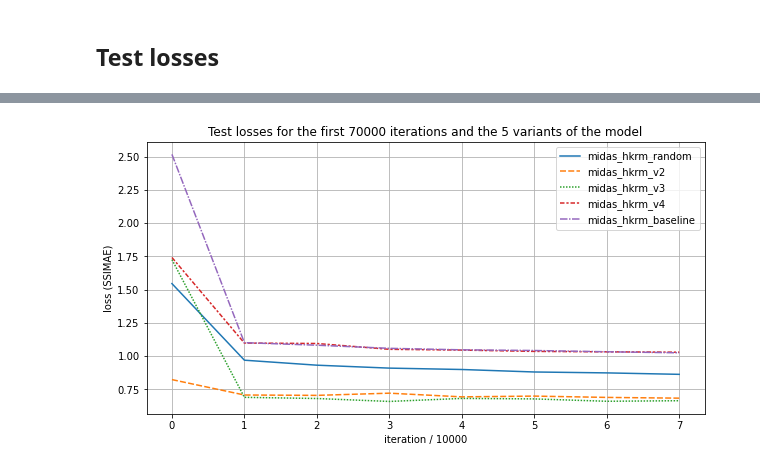
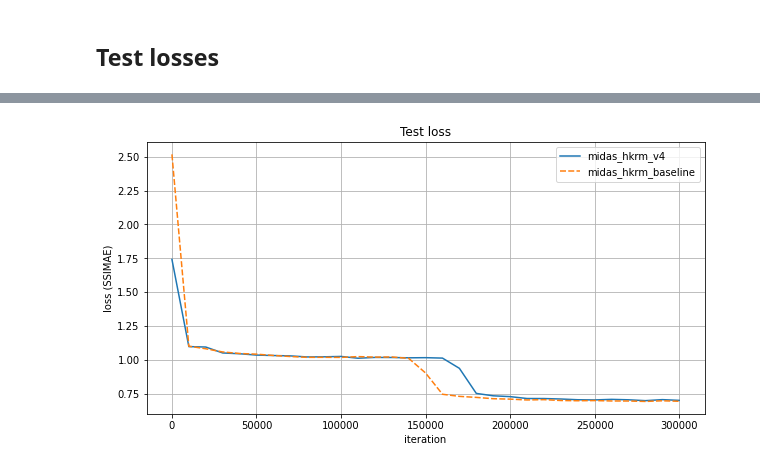
Before and after one commit to Ahmedjjj/midas_hkrm, a Jupyter notebook: notebooks/midas_hkrm_test_train_losses.ipynb, the cells around one changed output, grey strips where cells are left out. Drawn from its saved outputs; the diff is of its cells as text; code cells hidden in the pictures.

```diff
--- a/notebooks/midas_hkrm_test_train_losses.ipynb
+++ b/notebooks/midas_hkrm_test_train_losses.ipynb
@@ -8,24 +13,24 @@ The nb_black extension is already loaded. To reload it, use:
 [interactive output not drawn]
 # %%
 output_dirs = {
-    "midas_hkrm_random": (
-        "/runai-ivrl-scratch/students/2021-fall-sp-jellouli/output_midas_hkrm/state_270000.tar",
-        "/runai-ivrl-scratch/students/2021-fall-sp-jellouli/eval_midas_hkrm_v1_test_set/",
-    ),
-    "midas_hkrm_v2": (
-        "/runai-ivrl-scratch/students/2021-fall-sp-jellouli/output_midas_hkrm_v2/state_79999.tar",
-        "/runai-ivrl-scratch/students/2021-fall-sp-jellouli/eval_midas_hkrm_v2_test_set/",
-    ),
-    "midas_hkrm_v3": (
-        "/runai-ivrl-scratch/students/2021-fall-sp-jellouli/output_midas_hkrm_v3/state_69999.tar",
-        "/runai-ivrl-scratch/students/2021-fall-sp-jellouli/eval_midas_hkrm_v3_test_set/",
-    ),
+    #     "midas_hkrm_random": (
+    #         "/runai-ivrl-scratch/students/2021-fall-sp-jellouli/output_midas_hkrm/state_270000.tar",
+    #         "/runai-ivrl-scratch/students/2021-fall-sp-jellouli/eval_midas_hkrm_v1_test_set/",
+    #     ),
+    #     "midas_hkrm_v2": (
+    #         "/runai-ivrl-scratch/students/2021-fall-sp-jellouli/output_midas_hkrm_v2/state_79999.tar",
+    #         "/runai-ivrl-scratch/students/2021-fall-sp-jellouli/eval_midas_hkrm_v2_test_set/",
+    #     ),
+    #     "midas_hkrm_v3": (
+    #         "/runai-ivrl-scratch/students/2021-fall-sp-jellouli/output_midas_hkrm_v3/state_69999.tar",
+    #         "/runai-ivrl-scratch/students/2021-fall-sp-jellouli/eval_midas_hkrm_v3_test_set/",
+    #     ),
     "midas_hkrm_v4": (
-        "/runai-ivrl-scratch/students/2021-fall-sp-jellouli/output_midas_hkrm_v4/state_69999.tar",
+        "/runai-ivrl-scratch/students/2021-fall-sp-jellouli/output_midas_hkrm_v4/state_299999.tar",
         "/runai-ivrl-scratch/students/2021-fall-sp-jellouli/eval_midas_hkrm_v4_test_set/",
     ),
     "midas_hkrm_baseline": (
-        "/runai-ivrl-scratch/students/2021-fall-sp-jellouli/output_midas_obj_baseline/state_79999.tar",
+        "/runai-ivrl-scratch/students/2021-fall-sp-jellouli/output_midas_obj_baseline/state_299999.tar",
         "/runai-ivrl-scratch/students/2021-fall-sp-jellouli/eval_midas_hkrm_baseline_test_set/",
     ),
 }
@@ -160,16 +143,16 @@ test_losses
 # %%
-for k, v in test_losses.items():
-    test_losses[k] = list(v.values())[:8]
+# for k, v in test_losses.items():
+#     test_losses[k] = list(v.values())[:8]
 # %% [output]
 [interactive output not drawn]
 # %%
 plt.figure(figsize=(10, 5))
 plt.grid(True)
 sns.lineplot(data=test_losses)
-plt.title("Test losses for the first 70000 iterations and the 5 variants of the model")
-plt.xlabel("iteration / 10000")
+plt.title("Test loss")
+plt.xlabel("iteration")
 plt.ylabel("loss (SSIMAE)")
 plt.savefig("test_losses.jpg")
 # %% [output]
-[figure, old version]
+[figure, new version]
 [interactive output not drawn]
```
Also changed, not shown: parts of 18 cells of this notebook, 1 other file.
